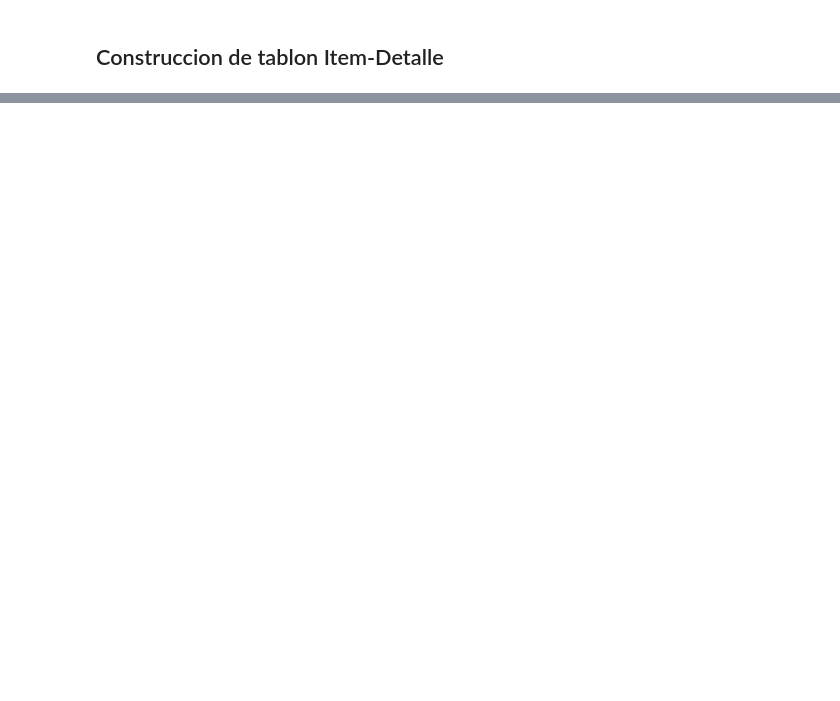
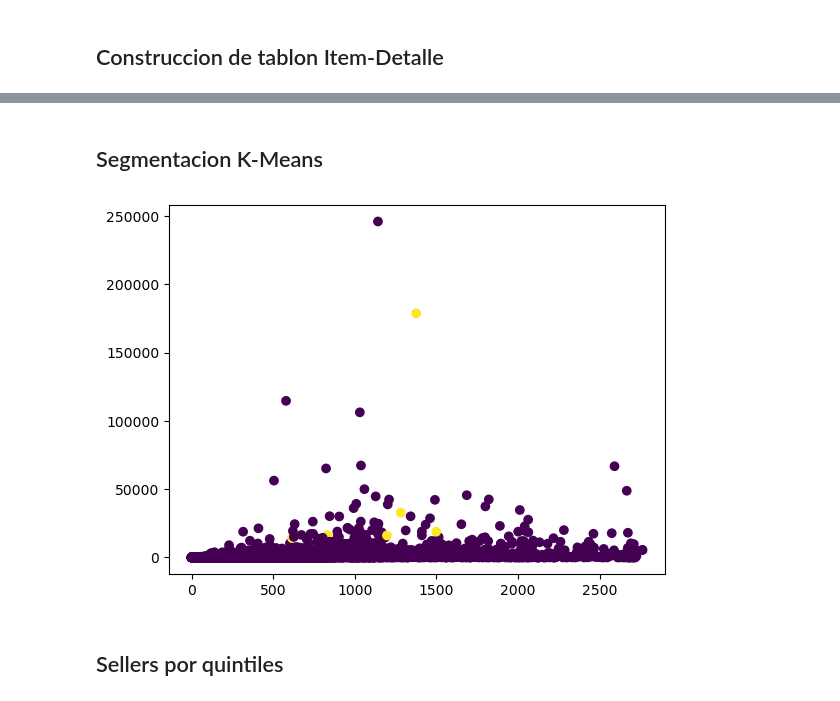
Before and after one commit to ZvonkoVescoviJer/MELI_Challenge, a Jupyter notebook: Code/ChallengueMeli.ipynb, the cells around one changed output, grey strips where cells are left out. Drawn from its saved outputs; the diff is of its cells as text; code cells hidden in the pictures; blank space fills up the shorter version.

Commit message:
Actualización descriptivo

```diff
--- a/Code/ChallengueMeli.ipynb
+++ b/Code/ChallengueMeli.ipynb
@@ -197,0 +410,21 @@ Length: 92, dtype: int64
+# %%
+
+###Descriptivo
+#Categorias
+category_ventas = pysqldf("SELECT b.name,count(*) as cantidad_item,sum(sold_quantity) as unidades_vendidas,sum(sold_quantity*price) as total_generado  FROM df_final a left join categories b on a.cat_id=b.id group by b.name ")
+#Export Excel
+category_ventas.to_excel('output/category_ventas_'+pais+'_'+str(offset)+'.xlsx', index=False)
+# Seller
+df_seller3=df_seller2.drop_duplicates(subset=('cat_id','seller_id'))
+df_seller3['tasa_cancelados']=df_seller3['seller_seller_reputation.transactions.canceled']/df_seller3[ 'seller_seller_reputation.transactions.total']
+df_seller3['tasa_realizados']=df_seller3['seller_seller_reputation.transactions.completed']/df_seller3[ 'seller_seller_reputation.transactions.total']
+
+sellers_ventas = pysqldf("SELECT cat_id,seller_id,count(*) as cantidad_item,max(seg_antiguedad_seller) as seg_antiguedad_seller,max(antiguedad_seller) as antiguedad_seller,sum(sold_quantity) as unidades_vendidas,sum(sold_quantity*price) as total_generado FROM df_final   group by cat_id,seller_id ")
+sellers_ventas = sellers_ventas.merge(df_seller3, how='left', on=['cat_id','seller_id'])
+#Export Excel
+sellers_ventas.to_excel('output/sellers_ventas_'+pais+'_'+str(offset)+'.xlsx', index=False)
+
+## Item
+#item_ventas = pysqldf("SELECT cat_id,id,title,count(*) as cantidad ,max(seg_antiguedad_seller) as seg_antiguedad_seller,sum(sold_quantity*price) as total_generado FROM df_final   group by id,title ")
+#Export Excel
+#item_ventas.to_excel('output/item_ventas_'+pais+'_'+str(offset)+'.xlsx', index=False)
@@ -197,0 +442,22 @@ Length: 92, dtype: int64
+# %% [markdown]
+## Segmentacion K-Means
+# %%
+#features = ['cantidad_item','antiguedad_seller','unidades_vendidas','total_generado','seller_seller_reputation.transactions.ratings.positive','tasa_cancelados','tasa_realizados']
+features = ['antiguedad_seller','unidades_vendidas','total_generado']
+
+imputer = SimpleImputer(strategy='mean')
+
+X = imputer.fit_transform(sellers_ventas[features])
+# Create the KMeans model
+kmeans = KMeans(n_clusters=2)
+
+# Fit the model to the data
+kmeans.fit(X)
+
+# Predict the cluster labels
+labels = kmeans.predict(imputer.fit_transform(sellers_ventas[features]))
+# %%
+plt.scatter(X[:, 0], X[:, 1], c=labels)
+plt.show()
+# %% [output]
+[figure, added]
@@ -197,0 +467,2 @@ Length: 92, dtype: int64
+# %% [markdown]
+## Sellers por quintiles
```
Also changed, not shown: parts of 26 cells of this notebook, 3 other files.
